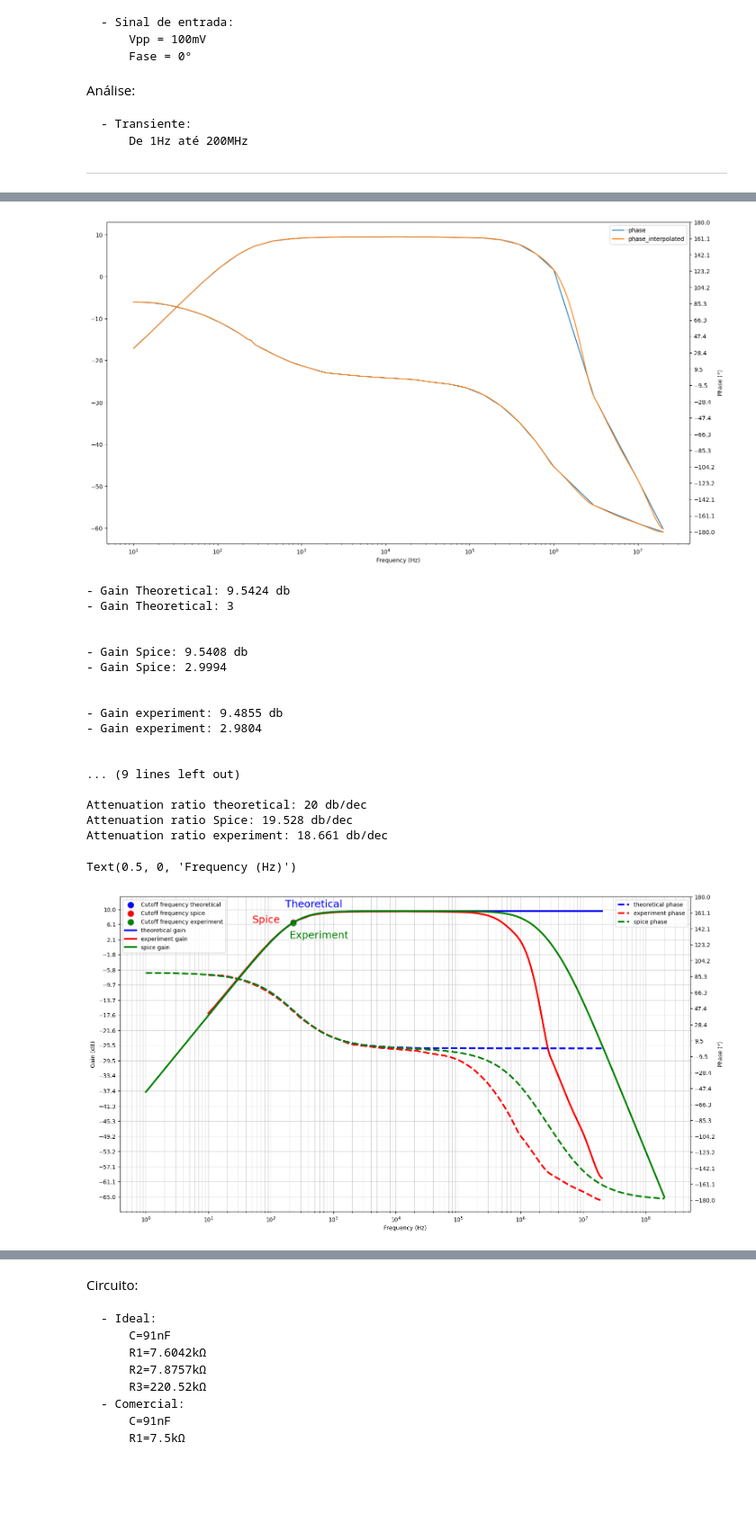
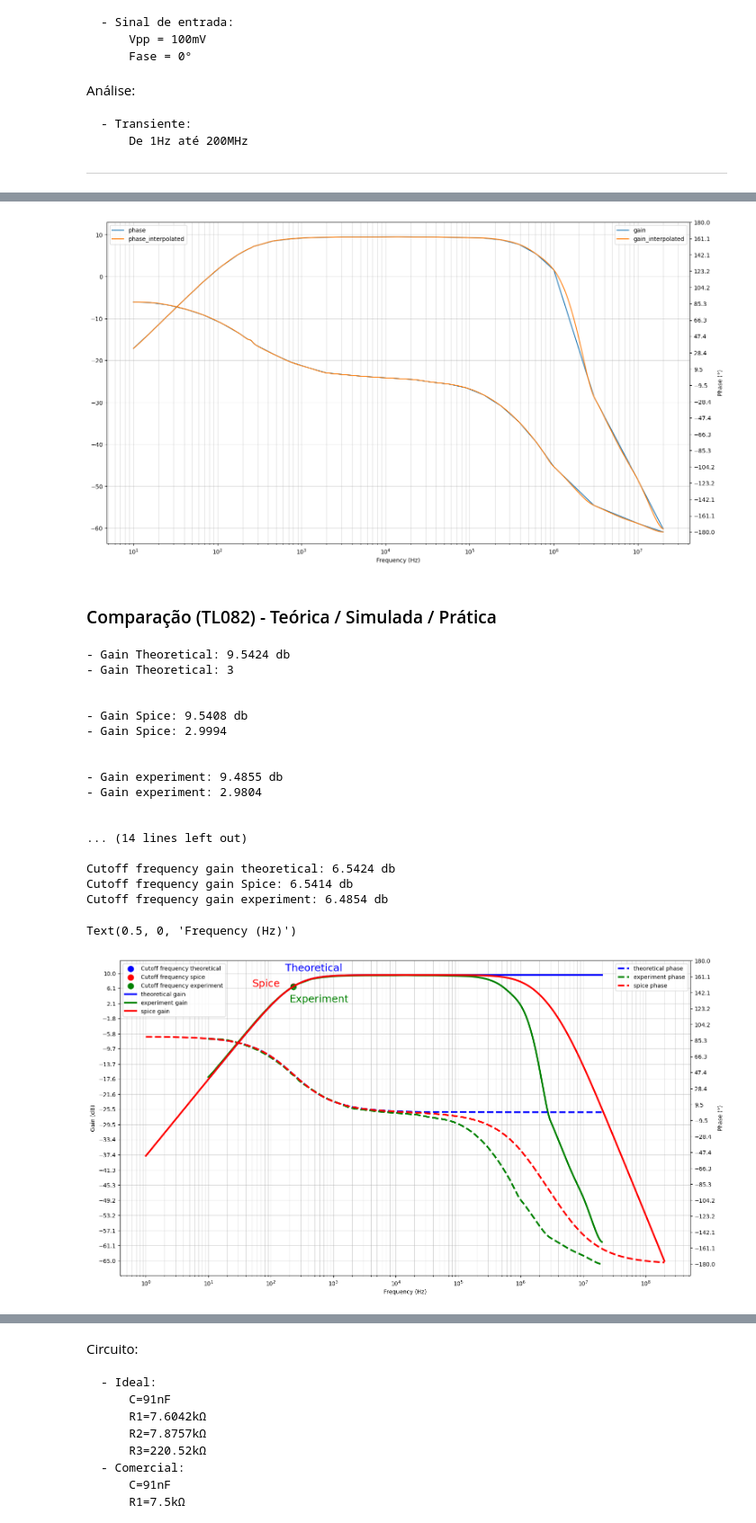
Before and after one commit to JoaoMario109/eletronica-3, a Jupyter notebook: atividade-1/analise1.ipynb, the cells around one changed output, grey strips where cells are left out. Shown at 90% size. Cells and saved outputs as stored; diff of their text form; code cells hidden in the pictures; blank space fills up the shorter version.

```diff
--- a/atividade-1/analise1.ipynb
+++ b/atividade-1/analise1.ipynb
@@ -602,33 +680,39 @@ df_experiment["gain"] = linear_2_log(df_experiment["linear_gain"])
 
 new_index = np.logspace(1, np.round(np.log10(20e6), 3), 61000)
 interpolated_gain = interpolate.pchip_interpolate(
-	df_experiment.index, df_experiment.gain, new_index)
+	df_experiment.index, df_experiment.gain, new_index
+)
 interpolated_phase = interpolate.pchip_interpolate(
-	df_experiment.index, df_experiment.phase, new_index)
+	df_experiment.index, df_experiment.phase, new_index
+)
 
+fig, ax = plt.subplots(figsize = (18, 10))
 
-fig, ax = plt.subplots(figsize=(18, 10))
+# Plotting gain interpolation
+df_experiment.plot(ax = ax, y = ["gain"])
+ax.plot(new_index, interpolated_gain, label = "gain_interpolated")
 
-# ploting gain interpolation
-df_experiment.plot(ax=ax, y=["gain"])
-ax.plot(new_index, interpolated_gain, label="gain_interpolated")
-
-# ploting phase interpolation
+# Plotting phase interpolation
 ax2 = ax.twinx()
-df_experiment.plot(ax=ax2, y=["phase"])
-ax2.plot(new_index, interpolated_phase, label="phase_interpolated")
+df_experiment.plot(ax = ax2, y = ["phase"])
+ax2.plot(new_index, interpolated_phase, label = "phase_interpolated")
 
 # configure X axis
 ax.legend()
-ax.set_xscale('log', base=10)
-ax.xaxis.set_major_locator(LogLocator(base=10.0, numticks=15))
-ax.xaxis.set_minor_locator(LogLocator(
-	base=10.0, subs=np.arange(0.1, 1.0, 0.1), numticks=150))
+ax.set_xscale('log', base = 10)
+ax.xaxis.set_major_locator(LogLocator(base = 10.0, numticks = 15))
+ax.xaxis.set_minor_locator(
+	LogLocator(
+		base = 10.0, subs = np.arange(0.1, 1.0, 0.1), numticks = 150
+	)
+)
 ax.set_xlabel("Frequency (Hz)")
 
-ax2.legend()
+ax2.legend(loc="upper left")
 ax2.set_ylabel("Phase (°)")
 ax2.set_yticks(np.round(np.linspace(-180, 180, 20), 1))
+
+ax.grid(visible = True, which = "both", axis = "both", alpha = 0.5)
 
 # creating interpolated dataframe
 df_experiment = pd.DataFrame(
@@ -640,7 +724,9 @@ df_experiment = pd.DataFrame(
 )
 df_experiment = df_experiment.set_index("frequency")
 # %% [output]
-[figure, old version]
+[figure, new version]
+# %% [markdown]
+### Comparação (TL082) - Teórica / Simulada / Prática
 # %%
 df_spice = pd.DataFrame(pd.read_csv("./analises/1/1.txt", index_col = "frequency"))
 
@@ -669,16 +755,20 @@ print_param("- Gain experiment", gain_experiment, "db")
 print_param("- Gain experiment", log_2_linear(gain_experiment), "")
 print("\n")
 print_param("Cutoff frequency theoretical", cutoff_frequency_theoretical, "Hz")
-print_param("Cutoff frequency Spice", cutoff_frequency_tl082, "Hz")
+print_param("Cutoff frequency Spice", cutoff_frequency_spice, "Hz")
 print_param("Cutoff frequency experiment", cutoff_frequency_experiment, "Hz")
 print("\n")
 print_param("Cutoff frequency phase theoretical", 45, "°")
-print_param("Cutoff frequency phase Spice", df_spice.loc[cutoff_frequency_tl082]["tl082_phase_out"], "°")
+print_param("Cutoff frequency phase Spice", df_spice.loc[cutoff_frequency_spice]["tl082_phase_out"], "°")
 print_param("Cutoff frequency phase experiment", df_experiment.loc[cutoff_frequency_experiment]["phase"], "°")
 print("\n")
 print_param("Attenuation ratio theoretical", 20, "db/dec")
 print_param("Attenuation ratio Spice", attenuation_ratio_spice, "db/dec")
 print_param("Attenuation ratio experiment", attenuation_ratio_experiment, "db/dec")
+print("\n")
+print_param("Cutoff frequency gain theoretical", gain_theoretical - 3, "db")
+print_param("Cutoff frequency gain Spice", df_spice.loc[cutoff_frequency_spice]["tl082_gain_out"], "db")
+print_param("Cutoff frequency gain experiment", df_experiment.loc[cutoff_frequency_experiment]["gain"], "db")
 
 fig, ax = plt.subplots(figsize = (18, 10))
 
@@ -715,7 +805,6 @@ ax.annotate(
 	color = 'r',
 	fontsize = 18
 )
-# LM324
 ax.scatter(
 	x = cutoff_frequency_experiment,
 	y = get_cutoff_gain(gain_experiment),
@@ -742,7 +831,7 @@ df_experiment.plot(
 	ax = ax,
 	y = ["gain"],
 	label = ["experiment gain"],
-	color = ["r"],
+	color = ["g"],
 	lw = 3.0,
 )
 
@@ -750,7 +839,7 @@ df_spice.plot(
 	ax = ax,
 	y = ["tl082_gain_out"],
 	label = ["spice gain"],
-	color = ["g"],
+	color = ["r"],
 	lw = 3.0,
 )
 
@@ -772,7 +861,7 @@ df_experiment.plot(
 	y = ["phase"],
 	label = ["experiment phase"],
 	style = ["--"],
-	color = ["r"],
+	color = ["g"],
 	lw = 3.0
 )
 
@@ -781,7 +870,7 @@ df_spice.plot(
 	y = ["tl082_phase_out"],
 	label = ["spice phase"],
 	style = ["--"],
-	color = ["g"],
+	color = ["r"],
 	lw = 3.0
 )
 
@@ -789,35 +878,35 @@ df_spice.plot(
 ax.legend(loc="upper left")
 ax.grid(visible = True, which = "both", axis = "both", alpha = 0.5)
 ax.set_ylabel("Gain (dB)")
 ax.set_yticks(np.round(np.linspace(-65, 10, 20), 1))
 
 ax2.legend()
 ax2.set_ylabel("Phase (°)")
 ax2.set_yticks(np.round(np.linspace(-180, 180, 20), 1))
 
 # configure X axis
 ax.set_xscale('log', base=10)
 ax.xaxis.set_major_locator(LogLocator(base=10.0, numticks=15))
 ax.xaxis.set_minor_locator(LogLocator(
 	base=10.0, subs=np.arange(0.1, 1.0, 0.1), numticks=150))
 ax.set_xlabel("Frequency (Hz)")
 # %% [output]
 - Gain Theoretical: 9.5424 db
 - Gain Theoretical: 3
 
 
 - Gain Spice: 9.5408 db
 - Gain Spice: 2.9994
 
 
 - Gain experiment: 9.4855 db
 - Gain experiment: 2.9804
 
 
-... (9 lines left out)
+... (14 lines left out)
 
-Attenuation ratio theoretical: 20 db/dec
-Attenuation ratio Spice: 19.528 db/dec
-Attenuation ratio experiment: 18.661 db/dec
+Cutoff frequency gain theoretical: 6.5424 db
+Cutoff frequency gain Spice: 6.5414 db
+Cutoff frequency gain experiment: 6.4854 db
 Text(0.5, 0, 'Frequency (Hz)')
-[figure, old version]
+[figure, new version]
```
Also changed, not shown: parts of 23 cells of this notebook, 4 other files.
